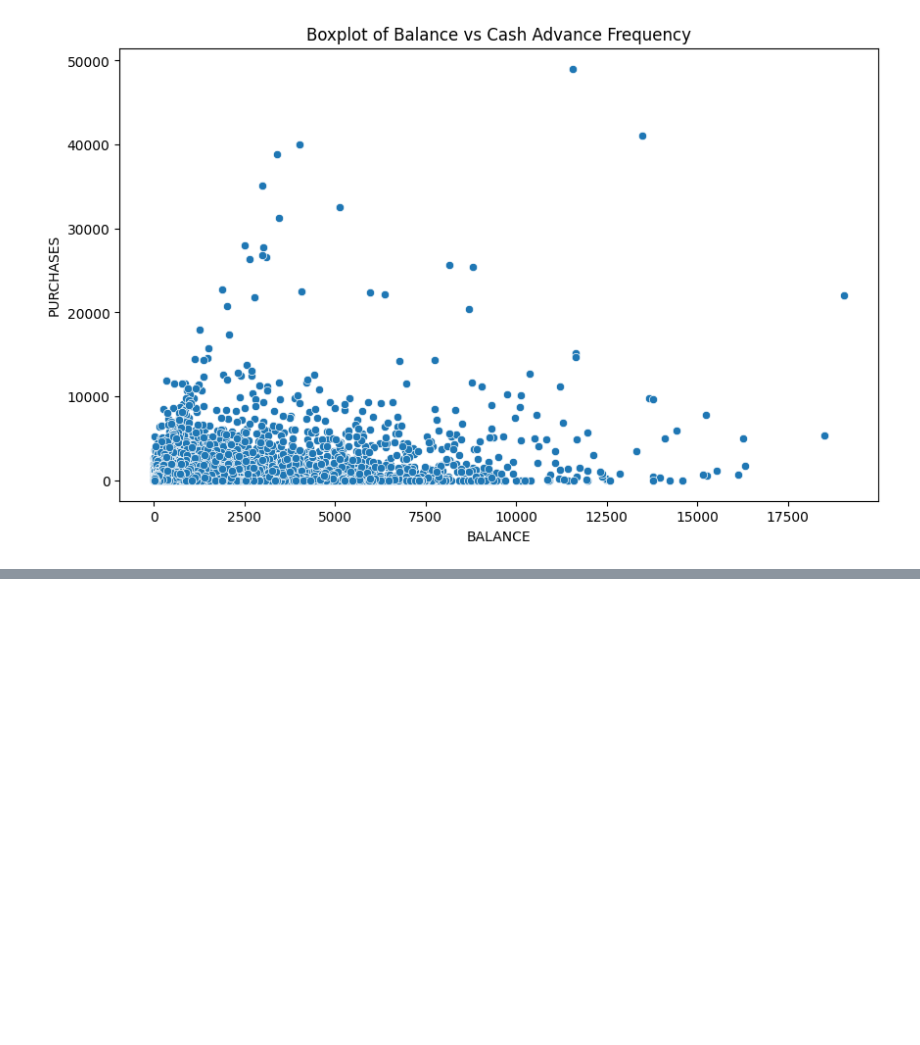
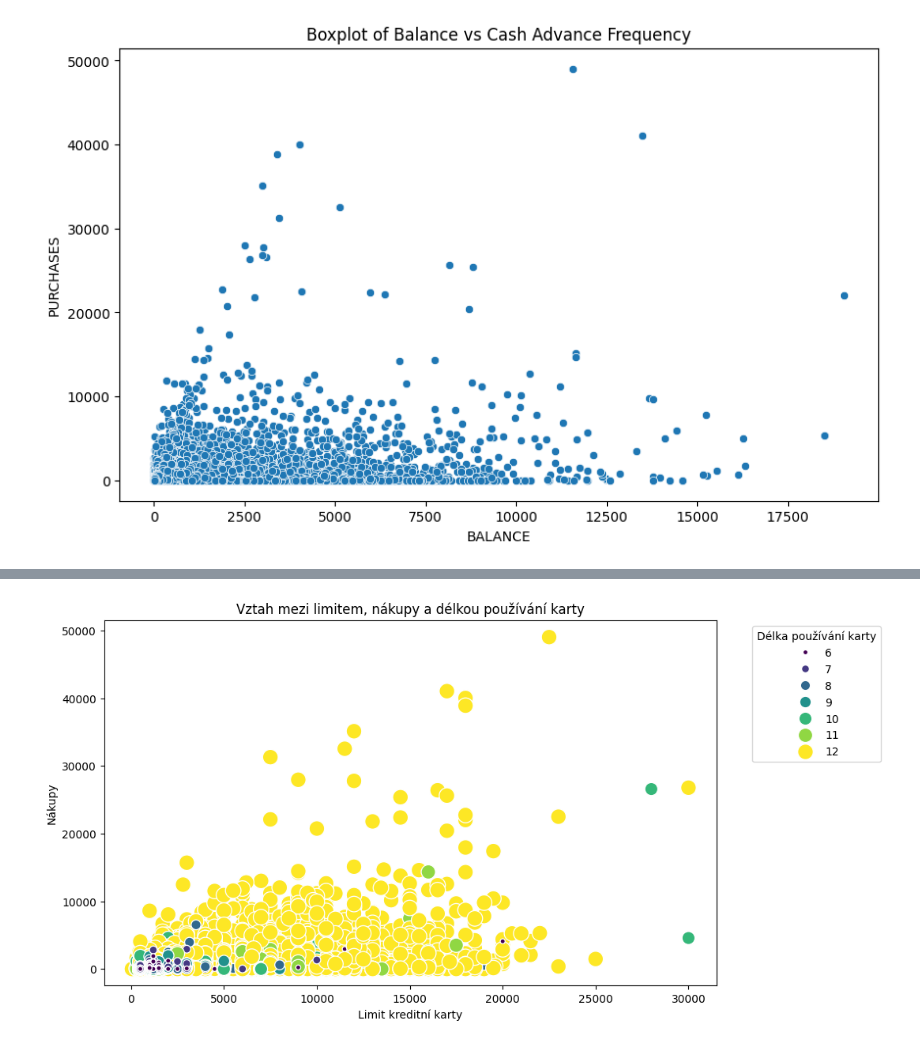
Before and after one commit to z1gyy/Data-Analysis, a Jupyter notebook: credit.ipynb, the cells around one changed output, grey strips where cells are left out. Drawn from its saved outputs; the diff is of its cells as text; code cells hidden in the pictures; blank space fills up the shorter version.

```diff
--- a/credit.ipynb
+++ b/credit.ipynb
@@ -213,0 +218,14 @@ plt.show()
+# %%
+import matplotlib.pyplot as plt
+import seaborn as sns
+
+# Scatter plot pro vztah mezi LIMITEM, NÁKUPY a TENURE
+plt.figure(figsize=(10, 6))
+sns.scatterplot(data=df, x='CREDIT_LIMIT', y='PURCHASES', hue='TENURE', palette='viridis', size='TENURE', sizes=(20, 200))
+plt.title('Vztah mezi limitem, nákupy a délkou používání karty')
+plt.xlabel('Limit kreditní karty')
+plt.ylabel('Nákupy')
+plt.legend(title='Délka používání karty', bbox_to_anchor=(1.05, 1), loc='upper left')
+plt.show()
+# %% [output]
+[figure, added]
```
Also changed, not shown: parts of 19 cells of this notebook.
